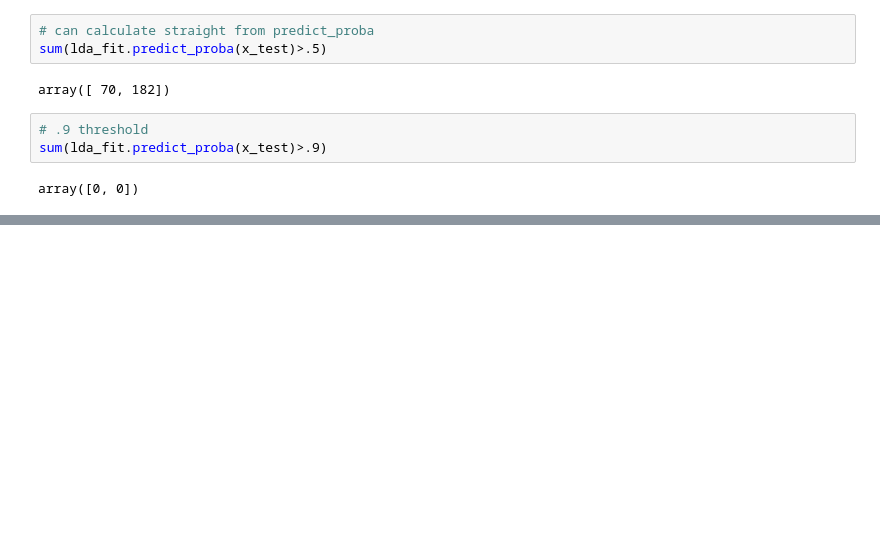
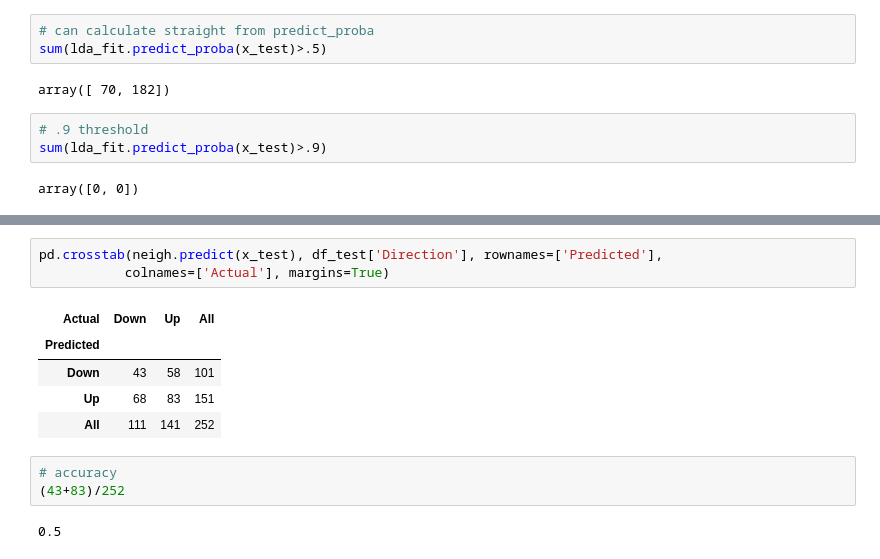
Before and after one commit to DTRuiz/ISLpy, a Jupyter notebook: Chapter4_notes.ipynb, the cells around one changed output, grey strips where cells are left out. Saved outputs shown, nothing was run; the diff lists cells and outputs as text; blank space fills up the shorter version.

```diff
--- a/Chapter4_notes.ipynb
+++ b/Chapter4_notes.ipynb
@@ -537,0 +587,14 @@ array([0, 0])
+# %%
+pd.crosstab(neigh.predict(x_test), df_test['Direction'], rownames=['Predicted'],
+           colnames=['Actual'], margins=True)
+# %% [output]
+| Actual | Down | Up | All |
+| Predicted |  |  |  |
+| Down | 43 | 58 | 101 |
+| Up | 68 | 83 | 151 |
+| All | 111 | 141 | 252 |
+# %%
+# accuracy
+(43+83)/252
+# %% [output]
+0.5
```
Also changed, not shown: parts of 27 cells of this notebook.
